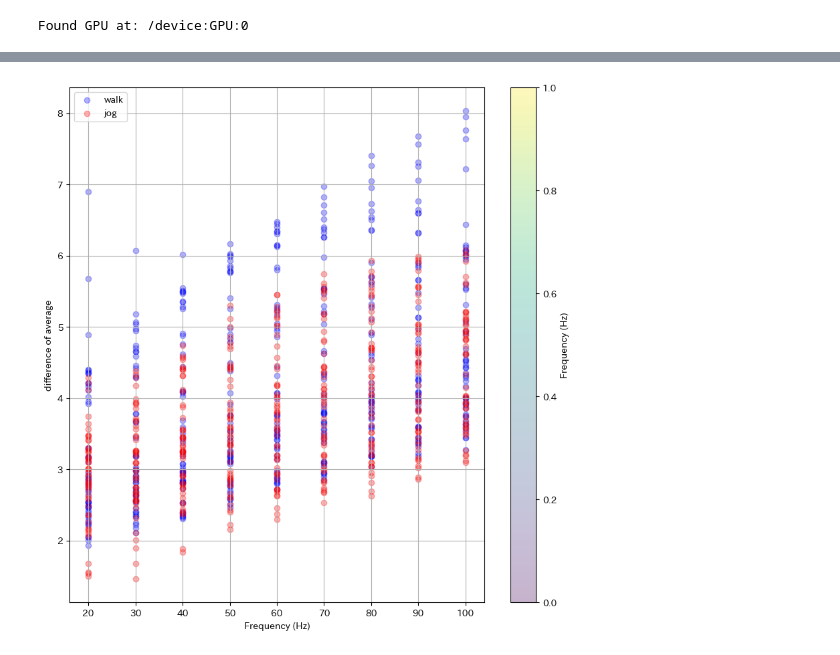
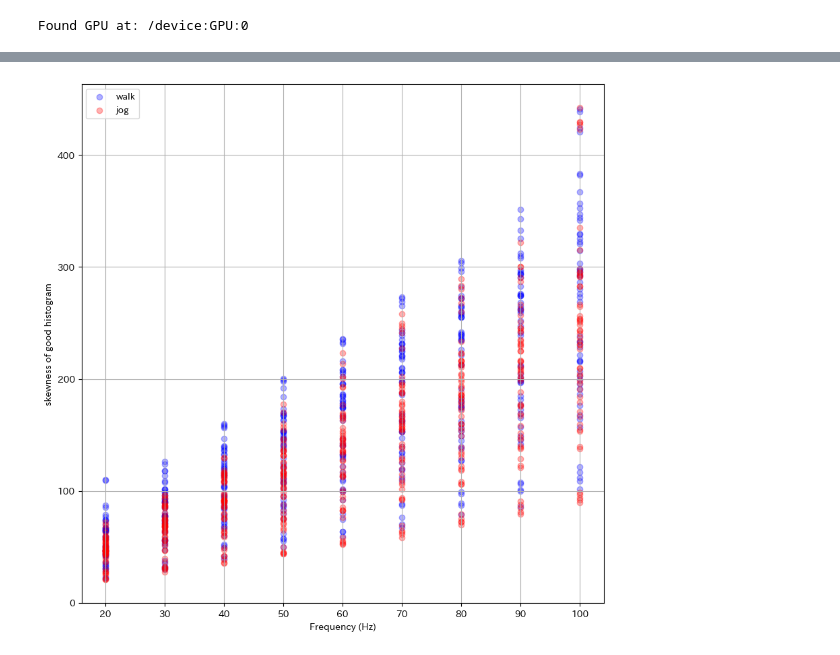
Before and after one commit to hinapyon/Sampling-Frequency-Estimating-of-Human-Activity-Acceleration-Data-using-Transformer-based-Regression, a Jupyter notebook: AcrossDifferentDomains.ipynb, the cells around one changed output, grey strips where cells are left out. Drawn from its saved outputs; the diff is of its cells as text; code cells hidden in the pictures.

Commit message:
got various image

```diff
--- a/AcrossDifferentDomains.ipynb
+++ b/AcrossDifferentDomains.ipynb
@@ -464,29 +413,31 @@ for i in range(len(Hz)):
 # %%
-root_var = np.sqrt(var)
+root_var = np.sqrt(FeaturesW[:, 1])
 # %%
-root_var2 = np.sqrt(var2)
+root_var2 = np.sqrt(FeaturesJ[:, 1])
 # %%
-rvarskew = (FeaturesW[:, 5] / root_var) * avg
+rvarskew = (FeaturesW[:, 5] * root_var)
 # %%
-rvarskew2 = (FeaturesJ[:, 5] / root_var2) * avg2
+rvarskew2 = (FeaturesJ[:, 5] * root_var2)
 # %%
 # クラスごとに色分けされたプロットを作成
 plt.figure(figsize=(10, 10))
 #plt.scatter(HzW, FeaturesW[:, 5], alpha=0.3, c="b", label="walk")
 #plt.scatter(HzJ, FeaturesJ[:, 5], alpha=0.3, c="r", label="jog")
 #plt.scatter(HzW, root_var, alpha=0.3, c="b", label="walk")
 #plt.scatter(HzJ, root_var2, alpha=0.3, c="r", label="jog")
+#plt.scatter(HzW, mmax, alpha=0.3, c="b", label="walk")
+#plt.scatter(HzJ, mmax2, alpha=0.3, c="r", label="jog")
 plt.scatter(HzW, rvarskew, alpha=0.3, c="b", label="walk")
 plt.scatter(HzJ, rvarskew2, alpha=0.3, c="r", label="jog")
-plt.colorbar(label='Frequency (Hz)')
+#plt.colorbar(label='Frequency (Hz)')
 plt.xlabel('Frequency (Hz)')
-plt.ylabel('difference of average')
+plt.ylabel('skewness of good histogram')
 #plt.ylim(-0.5, 4.5)
 plt.legend()
 plt.grid(True)
 plt.show()
 # %% [output]
-[figure, old version]
+[figure, new version]
 # %%
 #グラフを表示する領域を，figオブジェクトとして作成。
 fig = plt.figure(figsize = (9,6))
```
Also changed, not shown: parts of 23 cells of this notebook.
